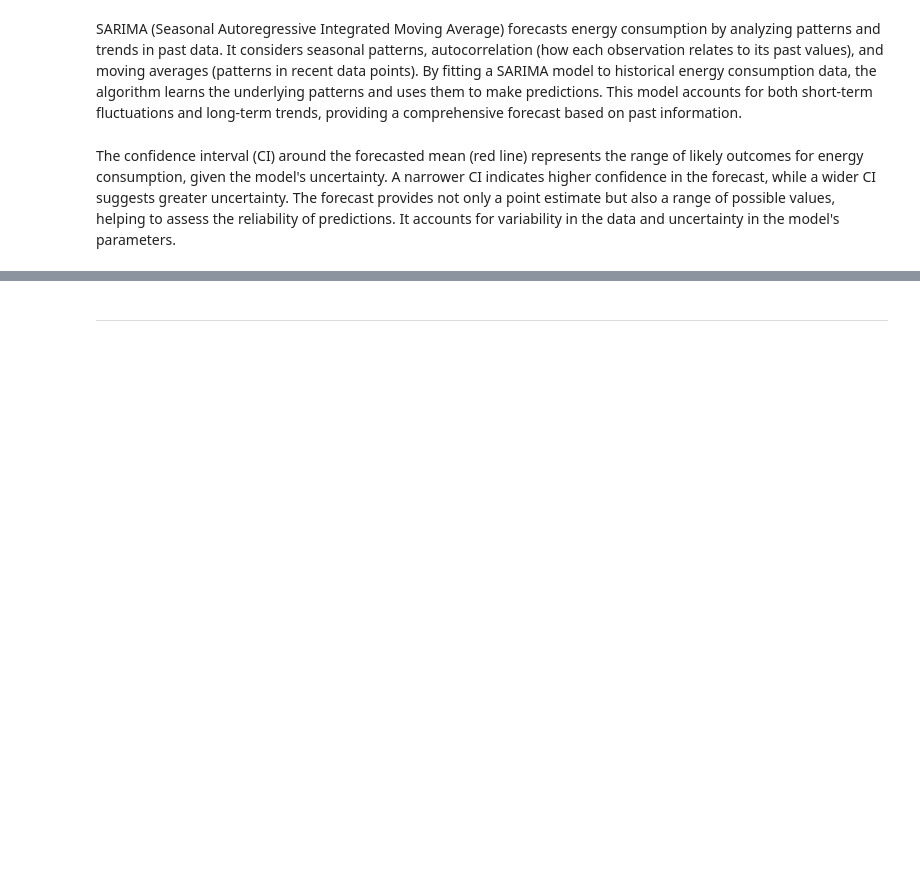
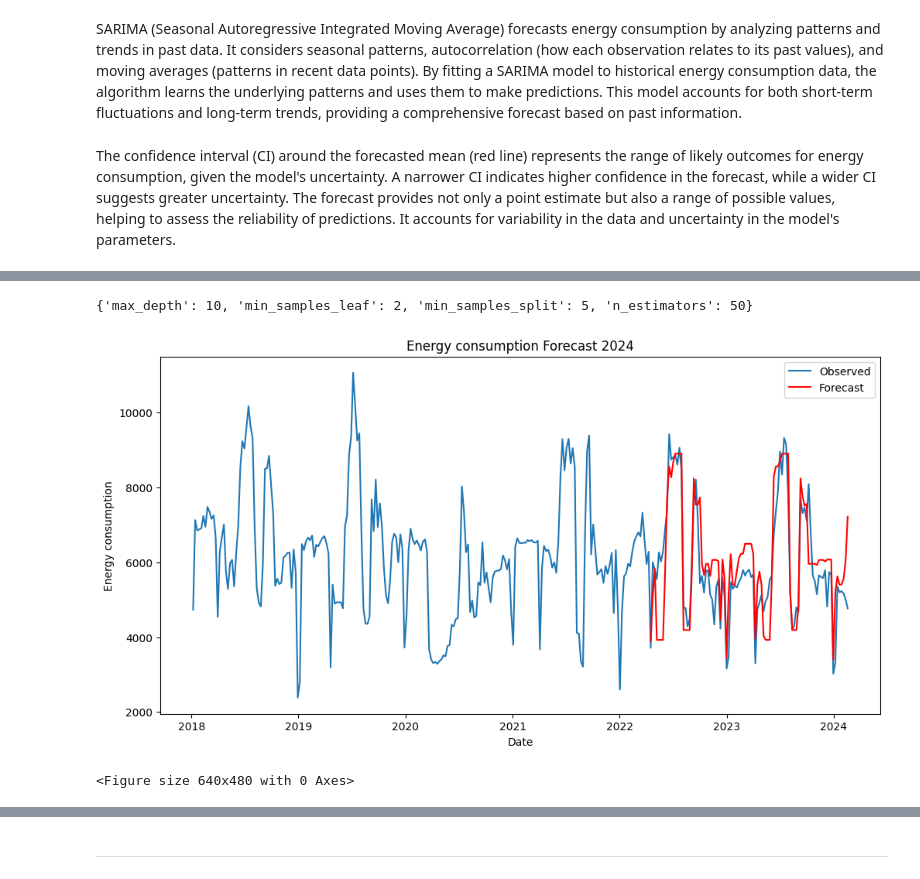
Before and after one commit to Martinacarretta/smart-UAB, a Jupyter notebook: Synthesis_project.ipynb, the cells around one changed output, grey strips where cells are left out. Cells and saved outputs as stored; diff of their text form; code cells hidden in the pictures; blank space fills up the shorter version.

Commit message:
models

```diff
--- a/Synthesis_project.ipynb
+++ b/Synthesis_project.ipynb
@@ -1383,0 +1385,3 @@ The confidence interval (CI) around the forecasted mean (red line) represents th
+# %%
+model_d = occupation_x_energy_d.copy() # occupation_x_energy_m
+model_d
@@ -1383,0 +1455,16 @@ The confidence interval (CI) around the forecasted mean (red line) represents th
+# %%
+X = model_d.drop('Energy consumption [kwh]', axis=1)
+y = model_d['Energy consumption [kwh]']
+
+# Divide in 70/30 ratio
+# X_train, X_val, y_train, y_val = train_test_split(X, y, test_size=0.3, random_state=42)
+
+# Calculate the index at which to split the data
+split_index = int(len(X) * 0.7)
+
+# Split the data
+X_train = X[:split_index]
+X_val = X[split_index:]
+y_train = y[:split_index]
+y_val = y[split_index:]
+# X_val
@@ -1383,0 +1473,61 @@ The confidence interval (CI) around the forecasted mean (red line) represents th
+# %%
+# Define the parameter grid for the grid search
+param_grid = {
+    'n_estimators': [50, 100, 200],  # Number of trees in the forest
+    'max_depth': [None, 10, 20, 30],  # Maximum depth of the tree
+    'min_samples_split': [2, 5, 10],  # Minimum number of samples required to split an internal node
+    'min_samples_leaf': [1, 2, 4],  # Minimum number of samples required to be at a leaf node
+}
+
+# Create a base model
+rf = RandomForestRegressor()
+
+# Instantiate the grid search model
+grid_search = GridSearchCV(estimator=rf, param_grid=param_grid, cv=3, n_jobs=-1, verbose=0)
+
+# Fit the grid search to the data
+grid_search.fit(X_train, y_train)
+
+# Print the best parameters
+print(grid_search.best_params_)
+
+# Train the model using the best parameters
+best_rf = RandomForestRegressor(**grid_search.best_params_)
+best_rf.fit(X_train, y_train)
+
+# Validate the model
+y_pred_forest = best_rf.predict(X_val)
+# %% [output]
+{'max_depth': 10, 'min_samples_leaf': 2, 'min_samples_split': 5, 'n_estimators': 50}
+# %%
+df_predictions = pd.DataFrame({
+    'date': original_dates[split_index:],  # select the dates corresponding to your validation set
+    'prediction': y_pred_forest
+})
+
+# Convert 'date' column to datetime and set it as index
+df_predictions['date'] = pd.to_datetime(df_predictions['date'])
+df_predictions.set_index('date', inplace=True)
+
+# Resample the data to weekly mean
+df_predictions_resampled = df_predictions.resample('W').mean()
+
+# Do the same for the observed data
+energy_consumption_resampled = energy_consumption_d.copy()
+energy_consumption_resampled['Date'] = pd.to_datetime(energy_consumption_resampled['Date'])
+energy_consumption_resampled.set_index('Date', inplace=True)
+energy_consumption_resampled = energy_consumption_resampled['Q-Enginyeria-Total [kWh]'].resample('W').mean()
+
+# Plot the resampled data
+plt.figure(figsize=(12, 6))
+plt.plot(energy_consumption_resampled, label='Observed')
+plt.plot(df_predictions_resampled, label='Forecast', color='red')
+plt.title("Energy consumption Forecast 2024")
+plt.xlabel("Date")
+plt.ylabel("Energy consumption")
+plt.legend()
+plt.show()
+save_pic("Energy_consumption_forecast_d_forest.png")
+# %% [output]
+[figure, added]
+<Figure size 640x480 with 0 Axes>
```
Also changed, not shown: parts of 28 cells of this notebook, 1 other file.
